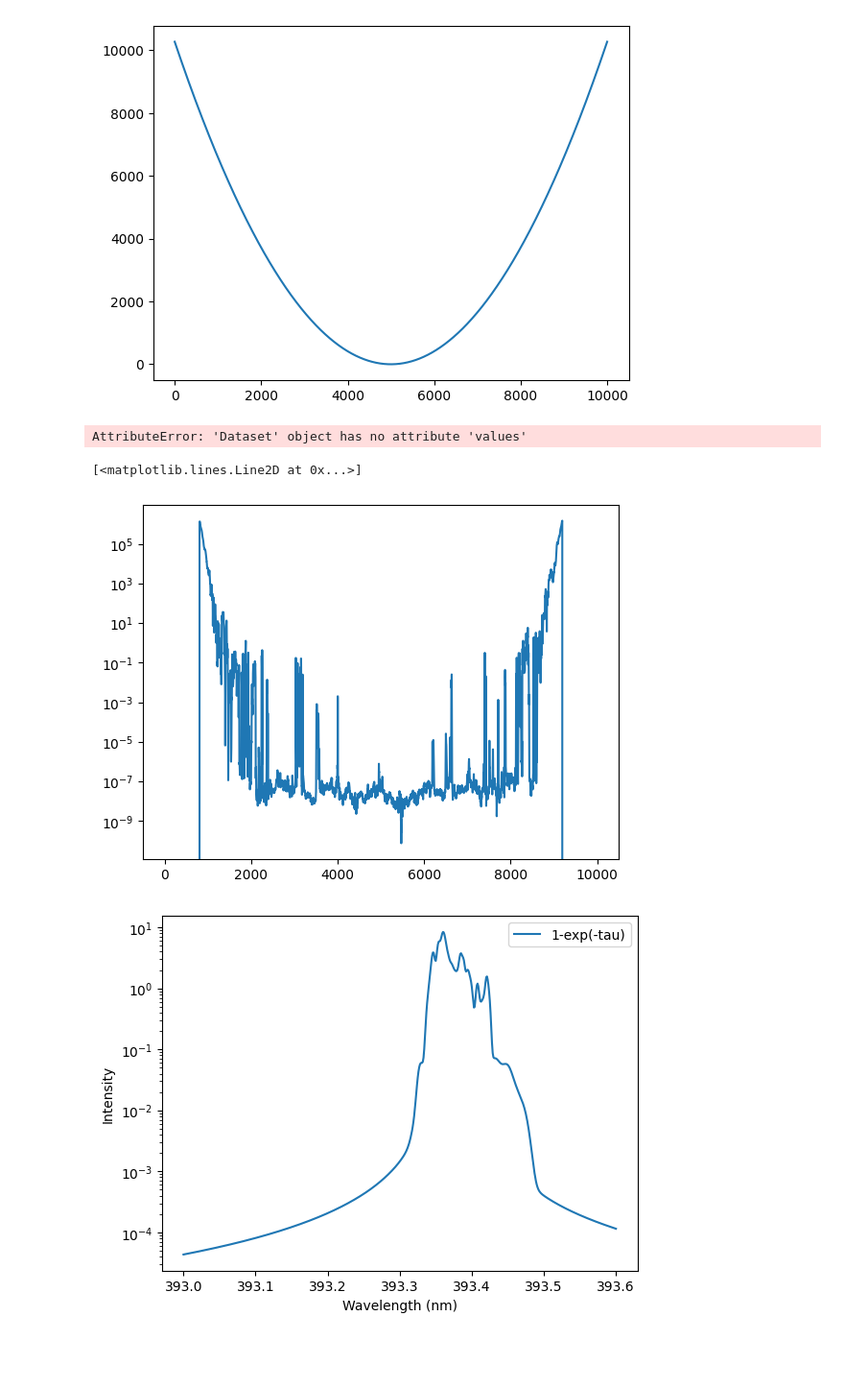
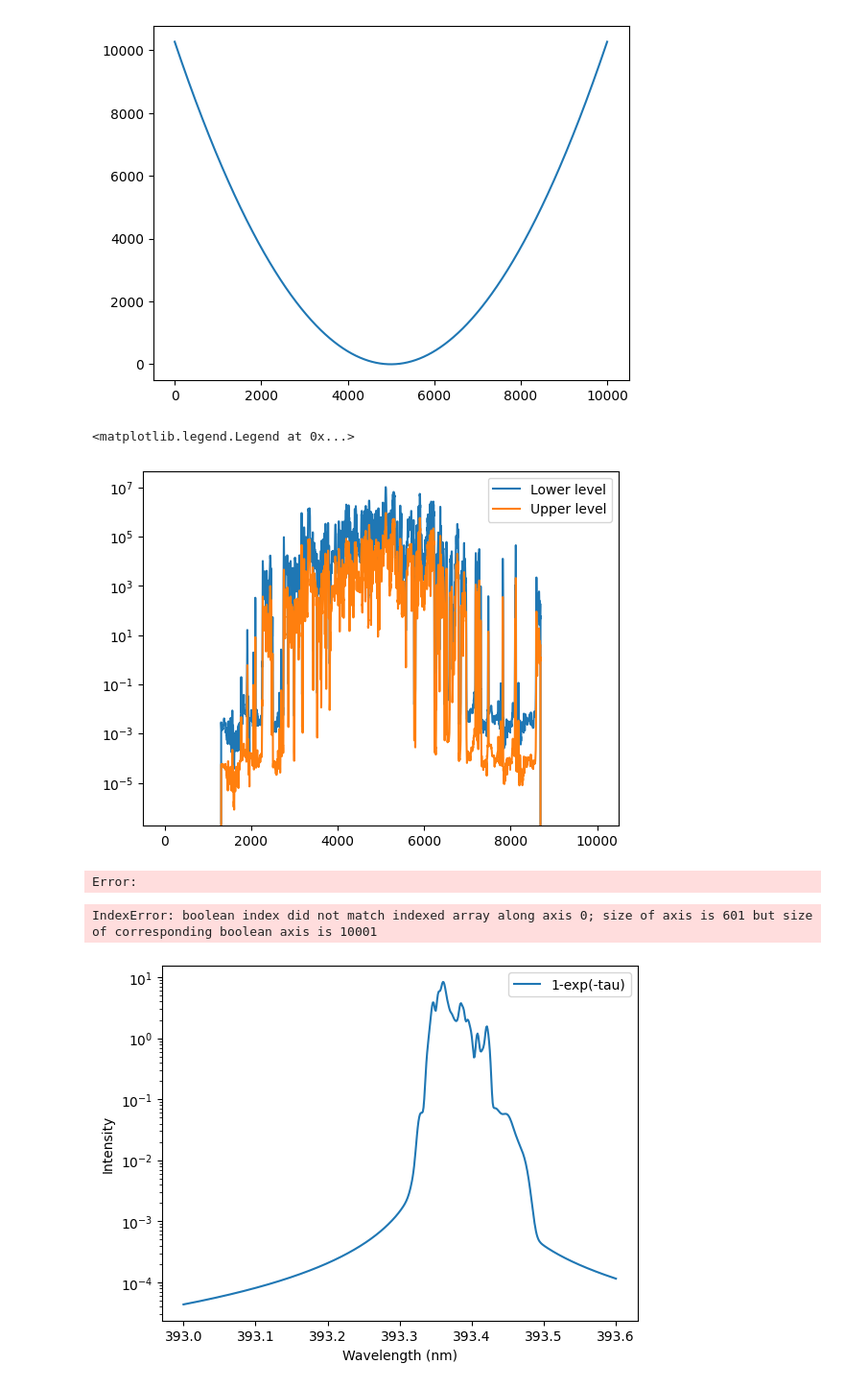
Before and after one commit to ivanzmilic/offlimb_3D_modeling, a Jupyter notebook: synth_test.ipynb, the cells around one changed output. Shown at 96% size. Saved outputs shown, nothing was run; the diff lists cells and outputs as text; code cells hidden in the pictures; blank space fills up the shorter version.

```diff
--- a/synth_test.ipynb
+++ b/synth_test.ipynb
@@ -5,7 +5,7 @@ import calc_op_em as coe
 import h5py
 from tqdm import tqdm
 # %%
-cube = h5py.File('/dat/milic/SUSI_modeling/extended_cube.h5','r')
+cube = h5py.File('/dat/milic/SUSI_modeling/extended_off_limb_cube_paper_angle_80.h5','r')
 # %%
 T = cube['Temperature']
 # %%
@@ -147,14 +133,15 @@ slice_test = {
     'Pressure': cube['Pressure'][i,:,:],
     'Electron_density': cube['Electron_density'][i,:,:],
     'LOS_velocity': cube['LOS_velocity'][i,:,:],
-    'Population_lower_level': np.ascontiguousarray(cube['Population_lower_level'][i,:,::-1])/1e6,
-    'Population_upper_level': np.ascontiguousarray(cube['Population_upper_level'][i,:,::-1])/1e6}
+    'Population_lower_level': cube['Population_lower_level'][i,:,:]/1e6,
+    'Population_upper_level': cube['Population_upper_level'][i,:,:]/1e6}
-# %% [output]
-AttributeError: 'Dataset' object has no attribute 'values'
 # %%
-myray = create_ray(slice_test, 0)
+myray = create_ray(slice_test, 100)
 # %%
-plt.semilogy(myray['Population_lower_level']/1E5)
+plt.semilogy(myray['Population_lower_level'], label='Lower level')
+plt.semilogy(myray['Population_upper_level'], label='Upper level')
+plt.legend()
 # %% [output]
-[<matplotlib.lines.Line2D at 0x...>]
+<matplotlib.legend.Legend at 0x...>
-[figure, old version]
+[figure, new version]
+Error:
@@ -161,5 +158,7 @@ plt.semilogy(myray['Population_lower_level']/1E5)
 # %%
-ll = np.linspace(393.0, 393.6, 601) # in nm
+I = synth(myray, 0, ll)
+# %% [output]
+IndexError: boolean index did not match indexed array along axis 0; size of axis is 601 but size of corresponding boolean axis is 10001
 # %%
 spectrum = np.zeros((len(slice), len(ll)))
 
```
Also changed, not shown: parts of 7 cells of this notebook, 7 other files.
